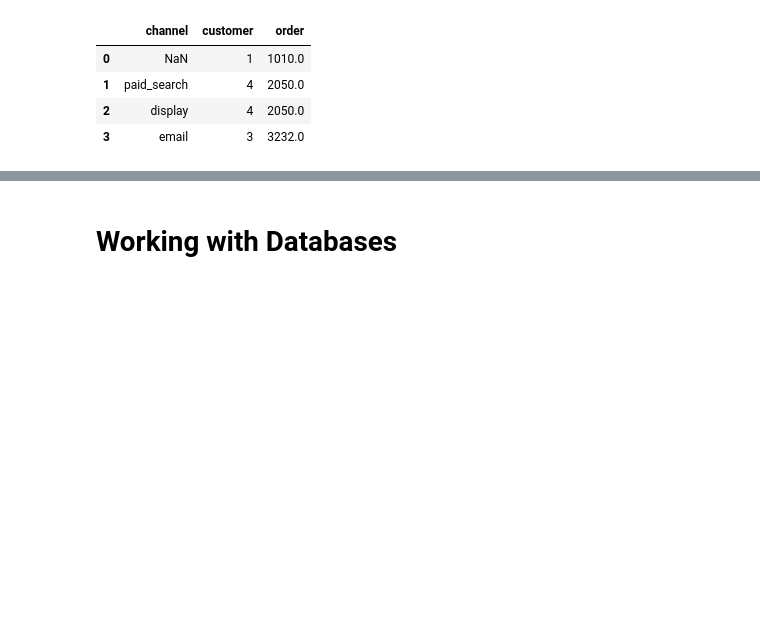
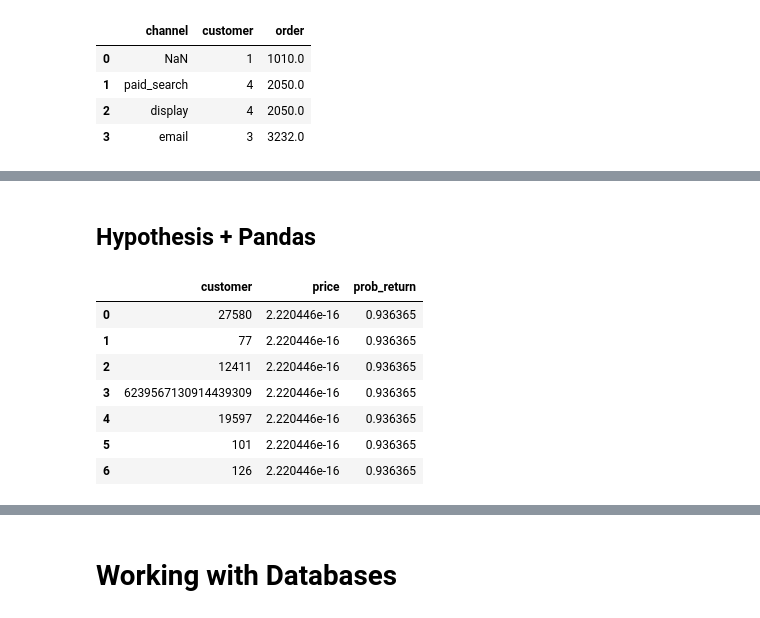
Before and after one commit to jesford/testing-in-data-science, a Jupyter notebook: intro-to-testing-no-demo.ipynb, the cells around one changed output, grey strips where cells are left out. Drawn from its saved outputs; the diff is of its cells as text; code cells hidden in the pictures; blank space fills up the shorter version.

Commit message:
Add hypothesis examples & terminal screenshots

```diff
--- a/intro-to-testing-no-demo.ipynb
+++ b/intro-to-testing-no-demo.ipynb
@@ -563,0 +628,18 @@ data_frames?
+# %% [markdown]
+## Hypothesis + Pandas
+# %%
+from hypothesis.extra.pandas import data_frames, column
+
+data_frames([column('customer', elements=st.integers(min_value=0), dtype=int, unique=True),
+             column('price', dtype='float'),
+             column('prob_return', elements=st.floats(min_value=0, max_value=1))
+            ]).example()
+# %% [output]
+|  | customer | price | prob_return |
+| 0 | 27580 | 2.220446e-16 | 0.936365 |
+| 1 | 77 | 2.220446e-16 | 0.936365 |
+| 2 | 12411 | 2.220446e-16 | 0.936365 |
+| 3 | 6239567130914439309 | 2.220446e-16 | 0.936365 |
+| 4 | 19597 | 2.220446e-16 | 0.936365 |
+| 5 | 101 | 2.220446e-16 | 0.936365 |
+| 6 | 126 | 2.220446e-16 | 0.936365 |
```
Also changed, not shown: parts of 34 cells of this notebook, 11 other files.
